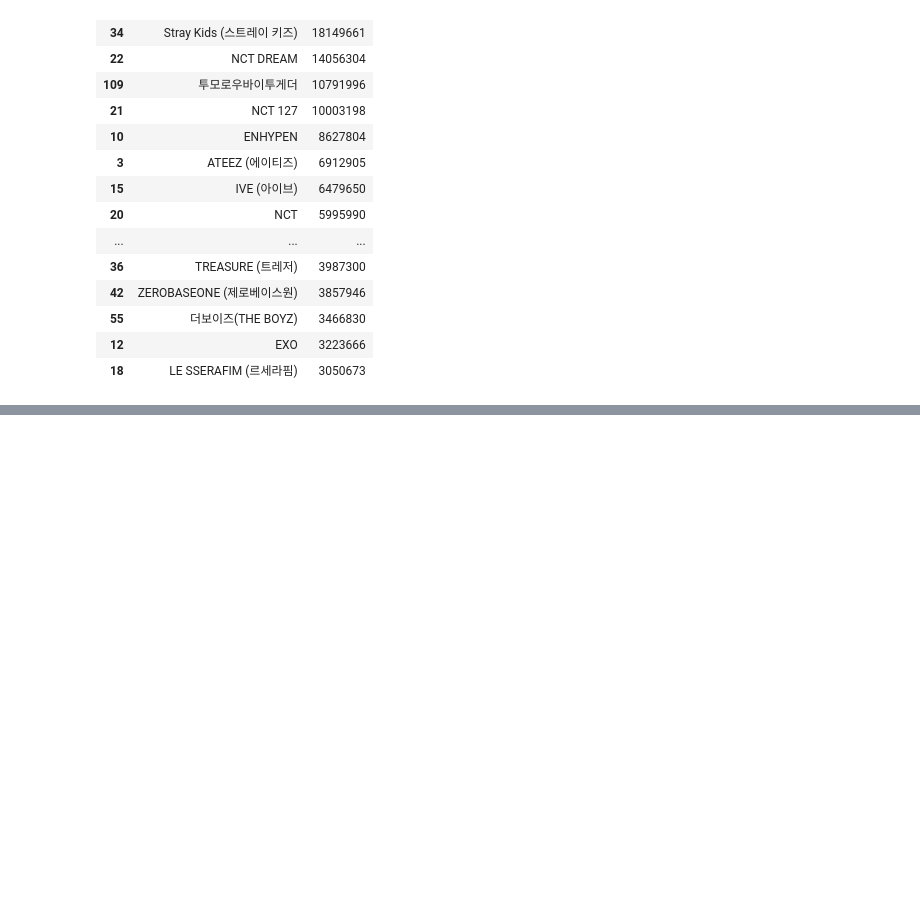
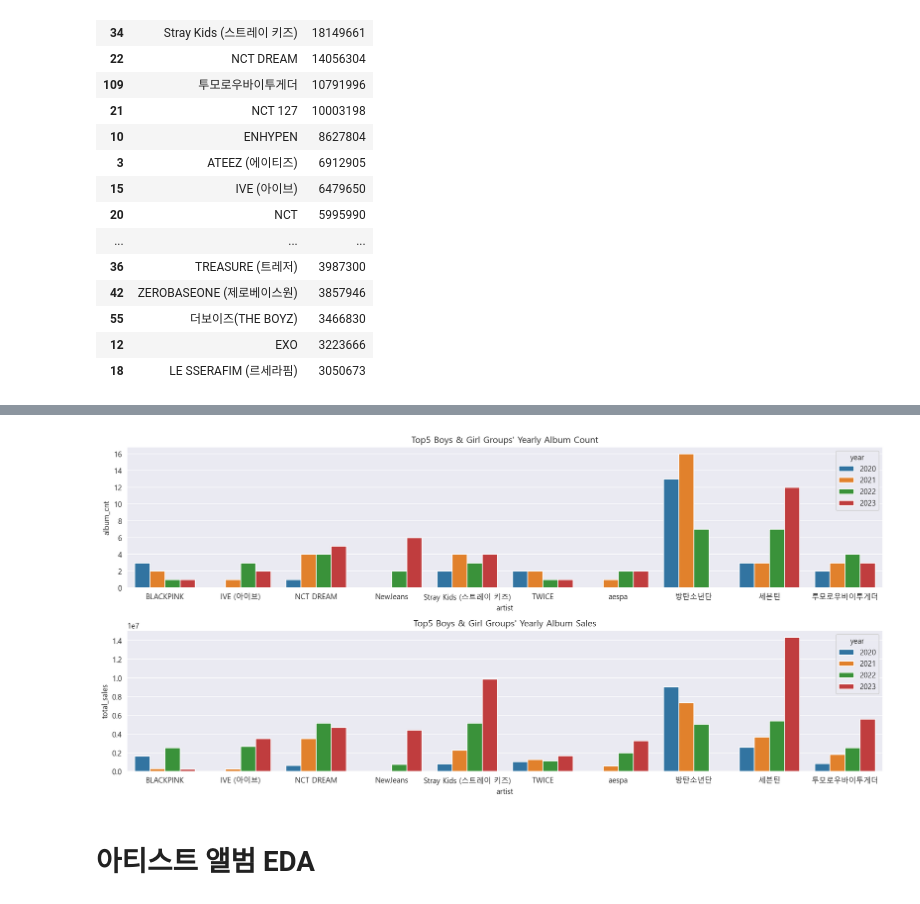
Before and after one commit to lucio-karin0506/Artist_Trend_Analysis, a Jupyter notebook: eda/google_trend_eda.ipynb, the cells around one changed output, grey strips where cells are left out. Cells and saved outputs as stored; diff of their text form; code cells hidden in the pictures; blank space fills up the shorter version.

Commit message:
UPDATE: target artist EDA

```diff
--- a/eda/google_trend_eda.ipynb
+++ b/eda/google_trend_eda.ipynb
@@ -5,6 +5,16 @@ import pandas as pd
 
 import seaborn as sns
 import matplotlib.pyplot as plt
+
+sns.set_style('darkgrid')
+
+from IPython.display import set_matplotlib_formats
+set_matplotlib_formats('retina')
+plt.rcParams['font.family'] = 'Malgun Gothic'
+plt.rcParams['axes.unicode_minus'] = False
+
+import warnings
+warnings.filterwarnings('ignore')
 # %% [markdown]
 # 분석 대상 아티스트 선정
 * 2020년~2023년 상위 5개 앨범 총판매량 기록한 보이그룹 및 걸그룹 아티스트 대상으로 트렌드 지수 EDA 수행
@@ -53,3 +64,8 @@ artist_album_sales_df.sort_values('sales', ascending=False).head(20)
 | 55 | 더보이즈(THE BOYZ) | 3466830 |
 | 12 | EXO | 3223666 |
 | 18 | LE SSERAFIM (르세라핌) | 3050673 |
+# %%
+artist_list = ['세븐틴', '방탄소년단', 'Stray Kids (스트레이 키즈)', 'NCT DREAM', '투모로우바이투게더', 'IVE (아이브)', 'aespa', 'NewJeans', 'TWICE', 'BLACKPINK']
+
+top5_artist_chart_info_df = artist_chart_info_df.query("artist == @artist_list").sort_values(['year', 'sales'], ascending=[True, False])
+top5_artist_chart_info_df
@@ -55,0 +96,33 @@ artist_album_sales_df.sort_values('sales', ascending=False).head(20)
+# %%
+album_info_groupby_year = top5_artist_chart_info_df.groupby(['artist', 'year']).agg(album_cnt=('album', 'count'), total_sales=('sales', 'sum')).reset_index()
+
+plt.figure(figsize=(15, 7))
+
+plt.subplot(211)
+sns.barplot(
+    data=album_info_groupby_year,
+    x='artist',
+    y='album_cnt',
+    hue='year',
+    hue_order=[2020, 2021, 2022, 2023],
+    palette='tab10'
+)
+plt.title("Top5 Boys & Girl Groups' Yearly Album Count")
+
+plt.subplot(212)
+sns.barplot(
+    data=album_info_groupby_year,
+    x='artist',
+    y='total_sales',
+    hue='year',
+    hue_order=[2020, 2021, 2022, 2023],
+    palette='tab10'
+)
+plt.title("Top5 Boys & Girl Groups' Yearly Album Sales")
+
+plt.tight_layout()
+plt.show()
+# %% [output]
+[figure, added]
+# %% [markdown]
+# 아티스트 앨범 EDA
```
Also changed, not shown: parts of 8 cells of this notebook.
